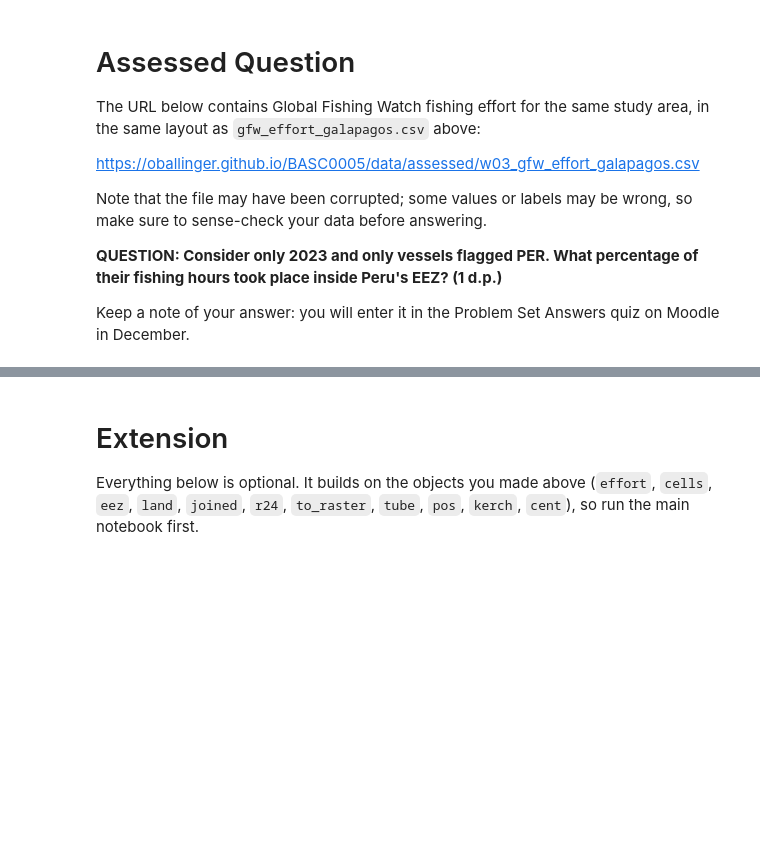
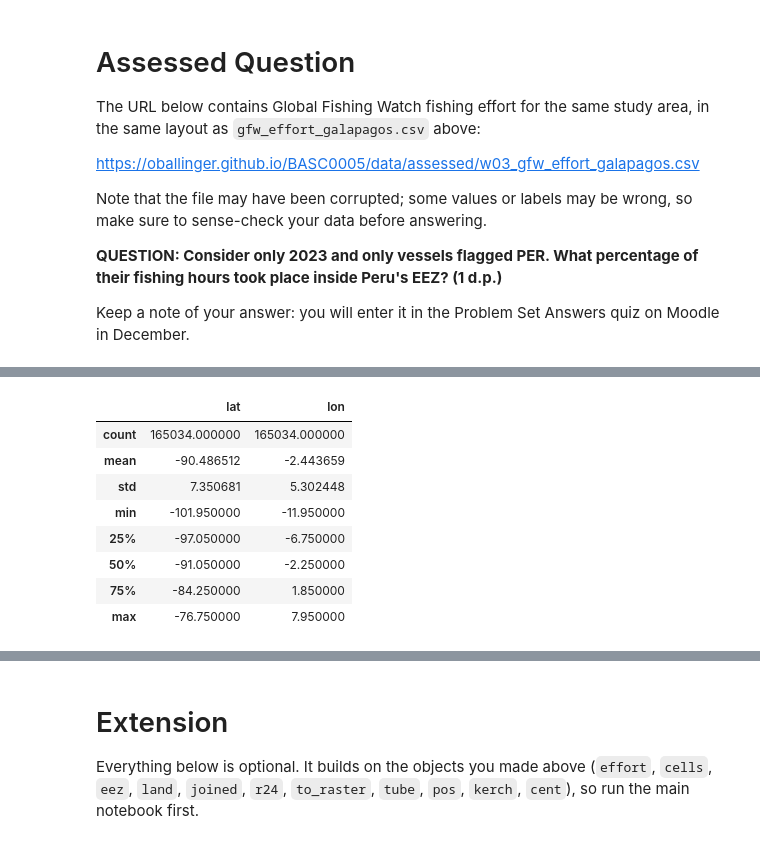
Before and after one commit to aydaugurel-web/QM2, a Jupyter notebook: notebooks/W03. Spatial Data.ipynb, the cells around one changed output, grey strips where cells are left out. Saved outputs shown, nothing was run; the diff lists cells and outputs as text; code cells hidden in the pictures; blank space fills up the shorter version.

```diff
--- a/notebooks/W03. Spatial Data.ipynb
+++ b/notebooks/W03. Spatial Data.ipynb
@@ -366,0 +421,14 @@ Keep a note of your answer: you will enter it in the Problem Set Answers quiz on
+# %%
+#a Peruvian fleet doing no fishing in its own waters makes no sense, so i'll check the coordinates
+
+effort[["lat", "lon"]].describe()
+# %% [output]
+|  | lat | lon |
+| count | 165034.000000 | 165034.000000 |
+| mean | -90.486512 | -2.443659 |
+| std | 7.350681 | 5.302448 |
+| min | -101.950000 | -11.950000 |
+| 25% | -97.050000 | -6.750000 |
+| 50% | -91.050000 | -2.250000 |
+| 75% | -84.250000 | 1.850000 |
+| max | -76.750000 | 7.950000 |
```
Also changed, not shown: parts of 12 cells of this notebook.
